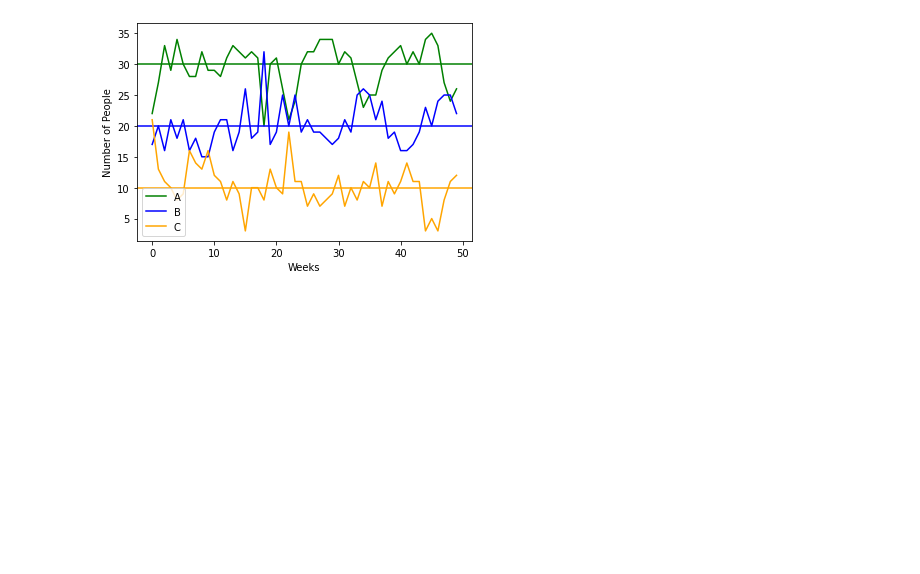
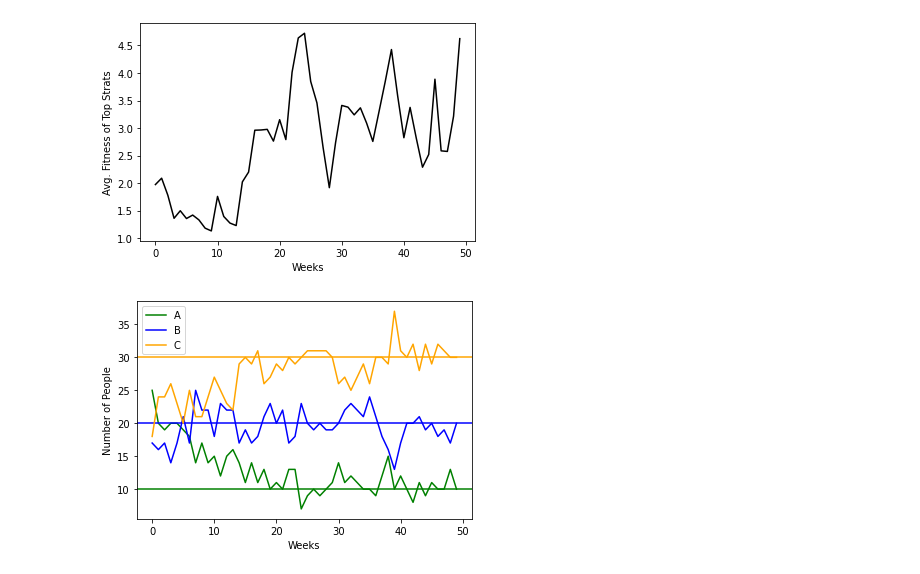
Before and after one commit to matthewbbone/complexity-science, a Jupyter notebook: GA-la-corona-model.ipynb, the cells around one changed output. Drawn from its saved outputs; the diff is of its cells as text; code cells hidden in the pictures; blank space fills up the shorter version.

```diff
--- a/GA-la-corona-model.ipynb
+++ b/GA-la-corona-model.ipynb
@@ -202,19 +279,19 @@ class Model:
 # %%
 m = Model(popsize = 60,
-          n_strat = 10,
-          mem = 20,
-          elite_prop = .5,
-          mut_rate = .5,
+          n_strat = 5,
+          mem = 5,
+          elite_prop = .2,
+          mut_rate = .2,
           n_groc = 3,
           capacity = 50)
 
-m.stores = {"A":[5 ,30],"B":[40,20],"C":[10,10]}
+m.stores = {"A":[5 ,10],"B":[40,20],"C":[10,30]}
 
 m.run_model(n_weeks = 50,
-            avg_strats = False,
+            avg_fitness = True,
             one_hist = False,
             one_strat = False,
-            stores = False,
-            plot = True)
+            stores = True)
 # %% [output]
-[figure, old version]
+[figure, new version]
+[figure, added]
```
Also changed, not shown: parts of 5 cells of this notebook, 1 other file.
